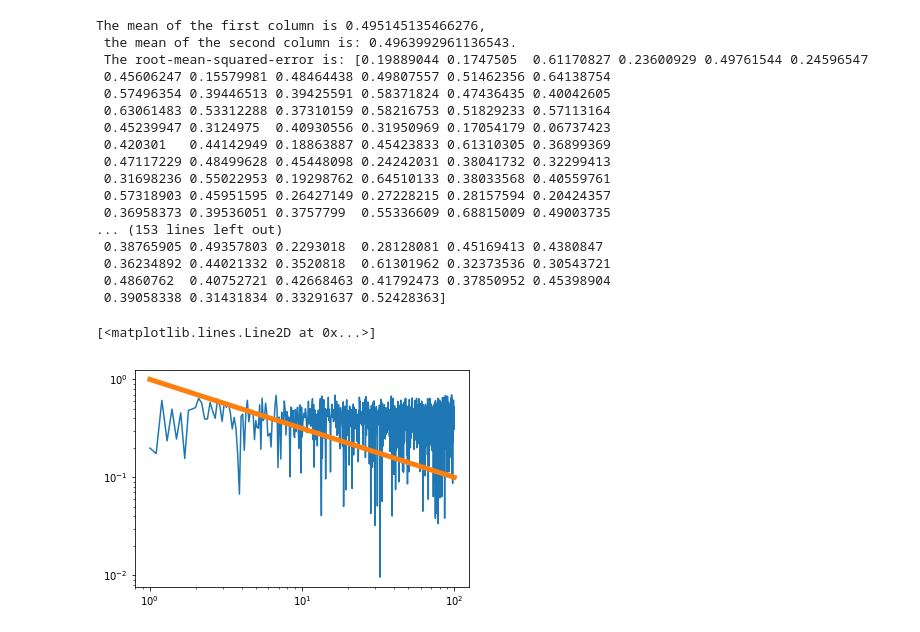
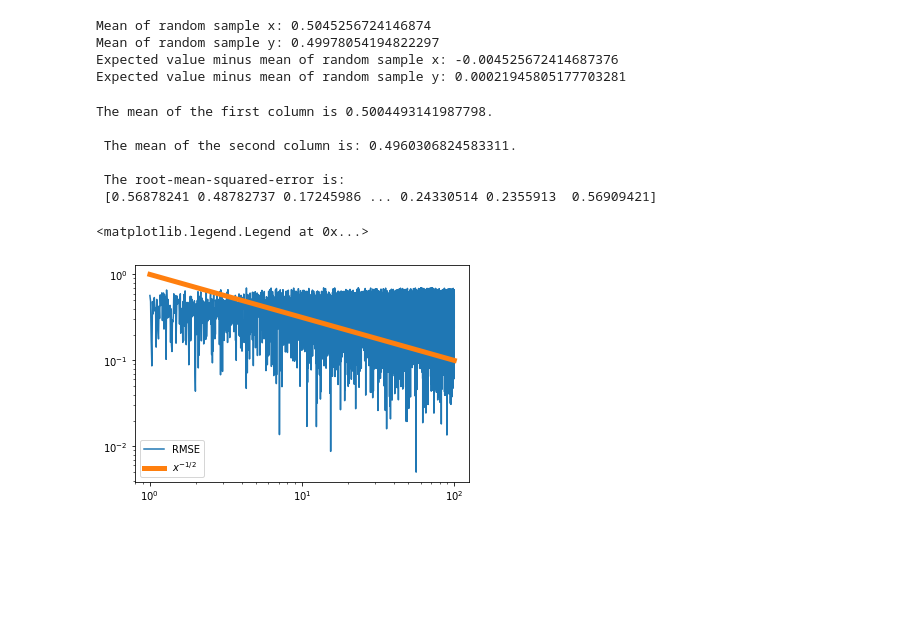
Before and after one commit to pots7878/Random_Processes, a Jupyter notebook: lab02_Random_Processes.ipynb, the cells around one changed output. Cells and saved outputs as stored; diff of their text form; code cells hidden in the pictures; blank space fills up the shorter version.

```diff
--- a/lab02_Random_Processes.ipynb
+++ b/lab02_Random_Processes.ipynb
@@ -37,42 +45,67 @@ print(y_mean)
+# %%
+expected_value = 0.5
+
+x_mean = np.mean(x)
+y_mean = np.mean(y)
+
+comp_x = expected_value - x_mean
+comp_y = expected_value - y_mean
+
+print('Mean of random sample x: {}\nMean of random sample y: {}'.format(x_mean,y_mean))
+print('Expected value minus mean of random sample x: {}\nExpected value minus mean of random sample y: {}'.format(comp_x, comp_y))
+# %% [output]
+Mean of random sample x: 0.5045256724146874
+Mean of random sample y: 0.49978054194822297
+Expected value minus mean of random sample x: -0.004525672414687376
+Expected value minus mean of random sample y: 0.00021945805177703281
 # %%
 def RMSE(arr):
+    """
+    Inputs:
+        arr - array of random points with size Nx2
+    Outputs:
+        x_mean - mean of X column
+        y_mean - mean of Y column
+        calc - the root mean squared error
+    """
+    #split the array my columns of x and y
     x = arr[:, 0]
     y = arr[:, 1]
 
+    #calculate the mean of x and y
     x_mean = np.mean(x)
     y_mean = np.mean(y)
 
+    #calculate the mean squared error
     calc = np.sqrt((x - 0.5)**2 + (y - 0.5)**2)
 
-    print("The mean of the first column is {}.\n The mean of the second column is: {}.\n The root-mean-squared-error is: {}".format(x_mean, y_mean, calc))
+    #format output
+    print("The mean of the first column is {}.\n\n The mean of the second column is: {}.\n\n The root-mean-squared-error is:\n {}".format(x_mean, y_mean, calc))
 
+    #return expected values
     return x_mean, y_mean, calc
-# %%
-N = 1000
-arr = np.random.uniform(size=(N, 2))
-first_col_mean, second_col_mean, root_mean_squared_error = RMSE(arr)
-# %% [output]
-The mean of the first column is 0.495145135466276,
- the mean of the second column is: 0.4963992961136543.
- The root-mean-squared-error is: [0.19889044 0.1747505  0.61170827 0.23600929 0.49761544 0.24596547
- 0.45606247 0.15579981 0.48464438 0.49807557 0.51462356 0.64138754
- 0.57496354 0.39446513 0.39425591 0.58371824 0.47436435 0.40042605
- 0.63061483 0.53312288 0.37310159 0.58216753 0.51829233 0.57113164
- 0.45239947 0.3124975  0.40930556 0.31950969 0.17054179 0.06737423
- 0.420301   0.44142949 0.18863887 0.45423833 0.61310305 0.36899369
- 0.47117229 0.48499628 0.45448098 0.24242031 0.38041732 0.32299413
- 0.31698236 0.55022953 0.19298762 0.64510133 0.38033568 0.40559761
- 0.57318903 0.45951595 0.26427149 0.27228215 0.28157594 0.20424357
- 0.36958373 0.39536051 0.3757799  0.55336609 0.68815009 0.49003735
-... (153 lines left out)
- 0.38765905 0.49357803 0.2293018  0.28128081 0.45169413 0.4380847
- 0.36234892 0.44021332 0.3520818  0.61301962 0.32373536 0.30543721
- 0.4860762  0.40752721 0.42668463 0.41792473 0.37850952 0.45398904
- 0.39058338 0.31431834 0.33291637 0.52428363]
+# %%
+#initial vraiables
+
+#row size for array of Nx2
+N = 10000
+#uniform random array of size Nx2
+arr = np.random.uniform(size=(N, 2))
+
+#call RMSE function
+x_mean, y_mean, rmse = RMSE(arr)
+# %% [output]
+The mean of the first column is 0.5004493141987798.
+
+ The mean of the second column is: 0.4960306824583311.
+
+ The root-mean-squared-error is:
+ [0.56878241 0.48782737 0.17245986 ... 0.24330514 0.2355913  0.56909421]
 # %%
 x = np.linspace(1, 100, N)
-plt.loglog(x, root_mean_squared_error)
-plt.loglog(x, x**(-1/2), linewidth=5,label='$x^{1/2}$')
+plt.loglog(x, rmse, label='RMSE')
+plt.loglog(x, x**(-1/2), linewidth=5,label='$x^{-1/2}$')
+plt.legend()
 # %% [output]
-[<matplotlib.lines.Line2D at 0x...>]
+<matplotlib.legend.Legend at 0x...>
-[figure, old version]
+[figure, new version]
```
Also changed, not shown: parts of 16 cells of this notebook.
